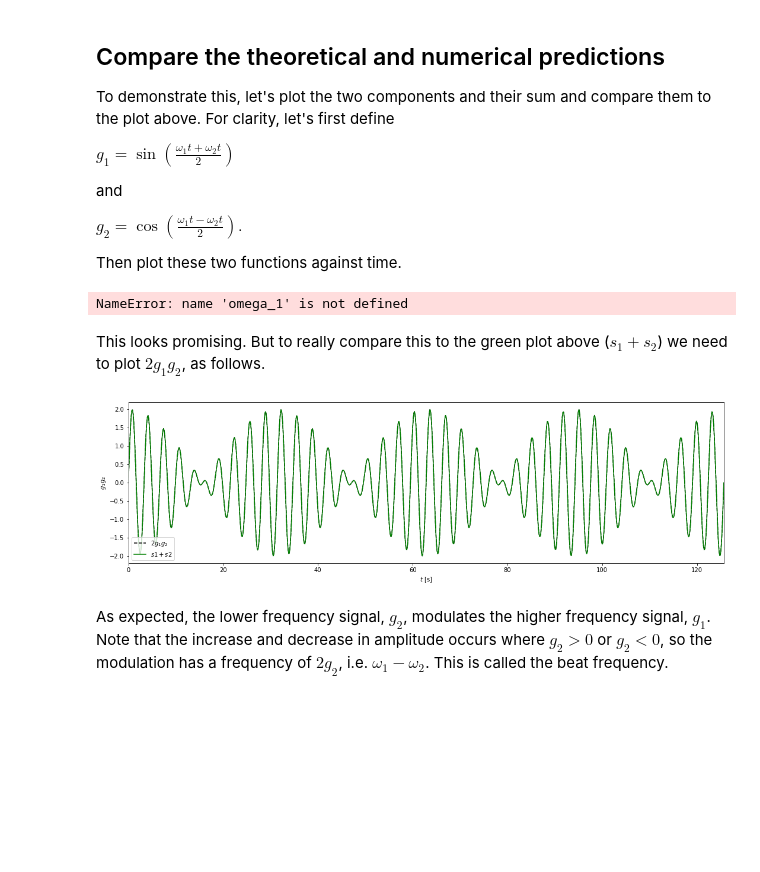
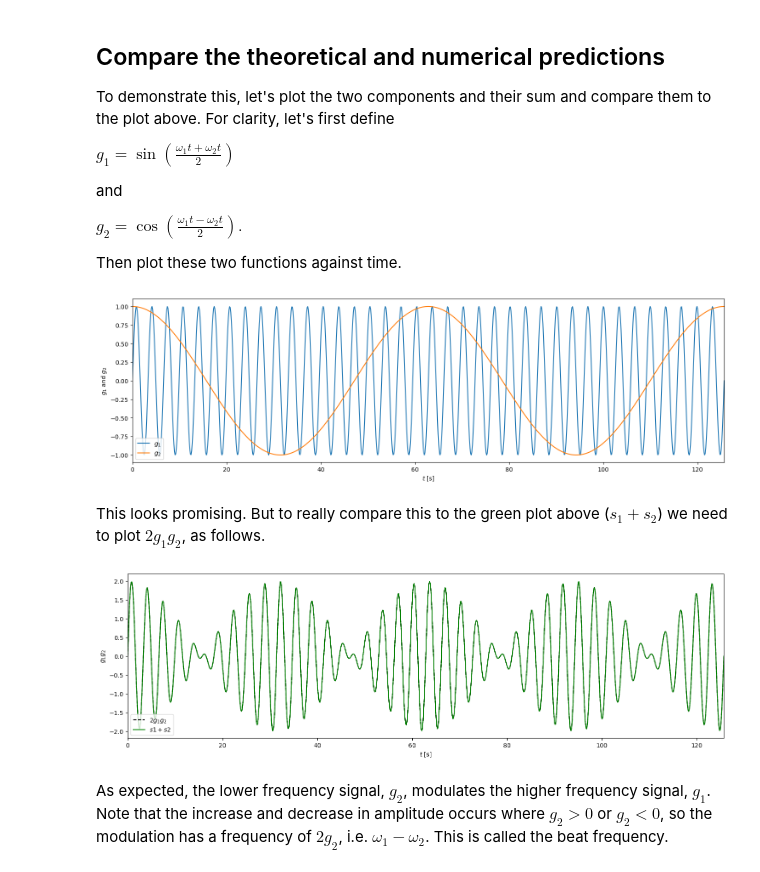
Before and after one commit to ldeo-glaciology/glaciology-intro-book, a Jupyter notebook: src/sections/radar/apres/beat-frequency.ipynb, the cells around one changed output. Saved outputs shown, nothing was run; the diff lists cells and outputs as text; code cells hidden in the pictures; blank space fills up the shorter version.

```diff
--- a/src/sections/radar/apres/beat-frequency.ipynb
+++ b/src/sections/radar/apres/beat-frequency.ipynb
@@ -48,9 +48,9 @@ omega1 = 2
 A1 = 1
 s1 = wave(A1,omega1)
 
-omega1 = 1.8
+omega2 = 1.8
 A2 = 1
-s2 = wave(A1,omega1)
+s2 = wave(A1,omega2)
 # %% [markdown]
 When we plot both waves against time we can see how $s_1$, with its slightly lower frequency, (in blue below) starts to lag behind $s_2$ (in orange) after only one cycle. By $t\approx 15$ s they are in anti-phase, and by $t\approx 30$ s they are back in phase again. This shifting in and out of phase repeats regularly across the plot.
 # %%
@@ -137,18 +137,18 @@ $
 Then plot these two functions against time.
 # %%
 # we will use our function 'wave' again when we can
-g1 = wave(A1,(omega_1 + omega_2)/2)
-g2 = A2*np.cos((omega_1 - omega_2)*t/2)
+g1 = wave(A1,(omega1 + omega2)/2)
+g2 = A2*np.cos((omega1 - omega2)*t/2)
 
 plt.figure(figsize=(18, 5))
 plt.plot(t,g1,t,g2);
 plt.ylabel('$g_1$ and $g_2$')
 plt.legend(['$g_1$','$g_2$'],loc='lower left')
 plt.xlabel('$t$ [s]')
 plt.autoscale(enable=True, axis='x', tight=True)
 plt.show()
 # %% [output]
-NameError: name 'omega_1' is not defined
+[figure, added]
 # %% [markdown]
 This looks promising. But to really compare this to the green plot above ($s_1 + s_2$) we need to plot $2g_1 g_2$, as follows.
 # %%
@@ -160,7 +160,7 @@ plt.xlabel('$t$ [s]')
 plt.autoscale(enable=True, axis='x', tight=True)
 plt.show()
 # %% [output]
-[figure, old version]
+[figure, new version]
 # %% [markdown]
 As expected, the lower frequency signal, $g_2$, modulates the higher frequency signal, $g_1$. Note that the increase and decrease in amplitude occurs where $g_2 > 0$ or $g_2<0$, so the modulation has a frequency of $2g_2$, i.e. $\omega_1 - \omega_2$. This is called the beat frequency.
 # %% [markdown]
```
Also changed, not shown: parts of 1 cell of this notebook, 1 other file.
